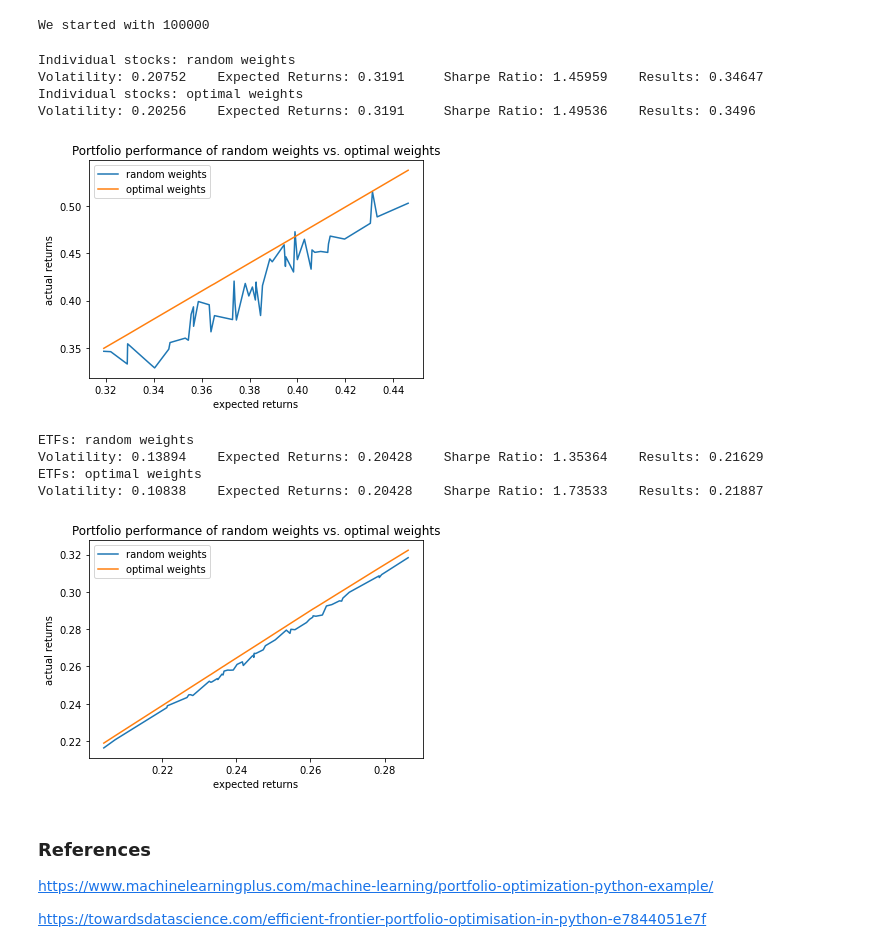
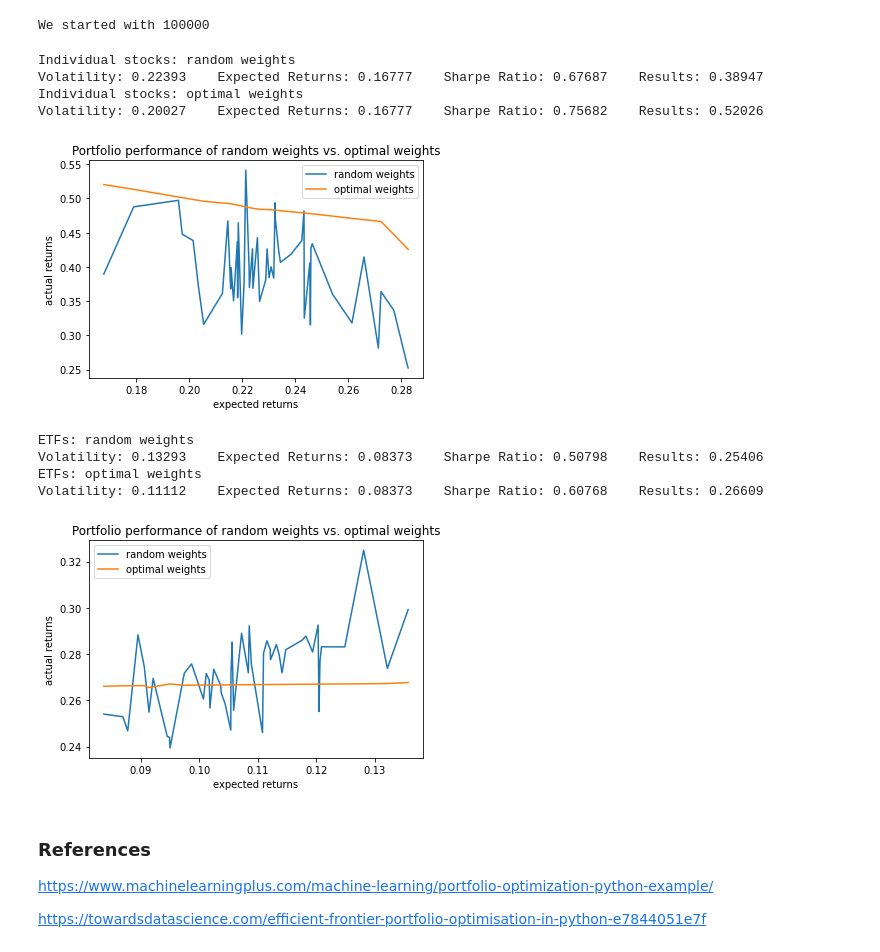
Before and after one commit to gracejyzhang/finance-collection, a Jupyter notebook: portfolio_optimization.ipynb, the cells around one changed output. Cells and saved outputs as stored; diff of their text form; code cells hidden in the pictures.

```diff
--- a/portfolio_optimization.ipynb
+++ b/portfolio_optimization.ipynb
@@ -249,8 +249,8 @@ def comparison(num_assets, expected_returns, cov_matrix, pct_change, results_dic
     results_dict['optimal_results'].append(optimal_results / STARTING_AMOUNT - 1)
 
 
-def test(num_assets, test_df, num_iters):
-    expected_returns, cov_matrix = extract_info(test_df)
+def test(num_assets, test_df, train_df, num_iters):
+    expected_returns, cov_matrix = extract_info(train_df)
     pct_change = np.exp(test_df.pct_change().apply(lambda x: np.log(1+x)).sum())
     results_dict = defaultdict(list)
 
@@ -270,33 +270,33 @@ print(f'We started with {STARTING_AMOUNT}')
 We started with 100000
 # %%
 ### INDIVIDUAL STOCKS
-results_df1 = test(len(tickers1), df1_test, NUM_ITERS)
+results_df1 = test(len(tickers1), df1_test, df1_train, NUM_ITERS)
 results_df1 = results_df1.sort_values('random_returns')
 
 # single result
 result = results_df1.iloc[0,:]
 print(f'{BOLD_PREFIX}Individual stocks: random weights{BOLD_SUFFIX}')
 print(FORMATTING.format(round(result['random_volatility'], 5), round(result['random_returns'], 5), round(result['random_sharpe_ratio'], 5), round(result['random_results'], 5)))
 print(f'{BOLD_PREFIX}Individual stocks: optimal weights{BOLD_SUFFIX}')
 print(FORMATTING.format(round(result['optimal_volatility'], 5), round(result['optimal_returns'], 5), round(result['optimal_sharpe_ratio'], 5), round(result['optimal_results'], 5)))
 
 # plot actual returns against expected returns
 plt.plot(results_df1['random_returns'], results_df1['random_results'], label = "random weights")
 plt.plot(results_df1['optimal_returns'], results_df1['optimal_results'], label = "optimal weights")
 plt.ylabel('actual returns')
 plt.xlabel('expected returns')
 plt.title('Portfolio performance of random weights vs. optimal weights')
 plt.legend()
 plt.show()
 # %% [output]
 Individual stocks: random weights
-Volatility: 0.20752    Expected Returns: 0.3191     Sharpe Ratio: 1.45959    Results: 0.34647
+Volatility: 0.22393    Expected Returns: 0.16777    Sharpe Ratio: 0.67687    Results: 0.38947
 Individual stocks: optimal weights
-Volatility: 0.20256    Expected Returns: 0.3191     Sharpe Ratio: 1.49536    Results: 0.3496
+Volatility: 0.20027    Expected Returns: 0.16777    Sharpe Ratio: 0.75682    Results: 0.52026
-[figure, old version]
+[figure, new version]
 # %%
 ### ETFS
-results_df2 = test(len(tickers2), df2_test, NUM_ITERS)
+results_df2 = test(len(tickers2), df2_test, df2_train, NUM_ITERS)
 results_df2 = results_df2.sort_values('random_returns')
 
 # single result
@@ -316,10 +316,10 @@ plt.legend()
 plt.show()
 # %% [output]
 ETFs: random weights
-Volatility: 0.13894    Expected Returns: 0.20428    Sharpe Ratio: 1.35364    Results: 0.21629
+Volatility: 0.13293    Expected Returns: 0.08373    Sharpe Ratio: 0.50798    Results: 0.25406
 ETFs: optimal weights
-Volatility: 0.10838    Expected Returns: 0.20428    Sharpe Ratio: 1.73533    Results: 0.21887
+Volatility: 0.11112    Expected Returns: 0.08373    Sharpe Ratio: 0.60768    Results: 0.26609
-[figure, old version]
+[figure, new version]
 # %%
 # plot sharpe ratio against actual returns
 # plot volatility against actual returns
```
